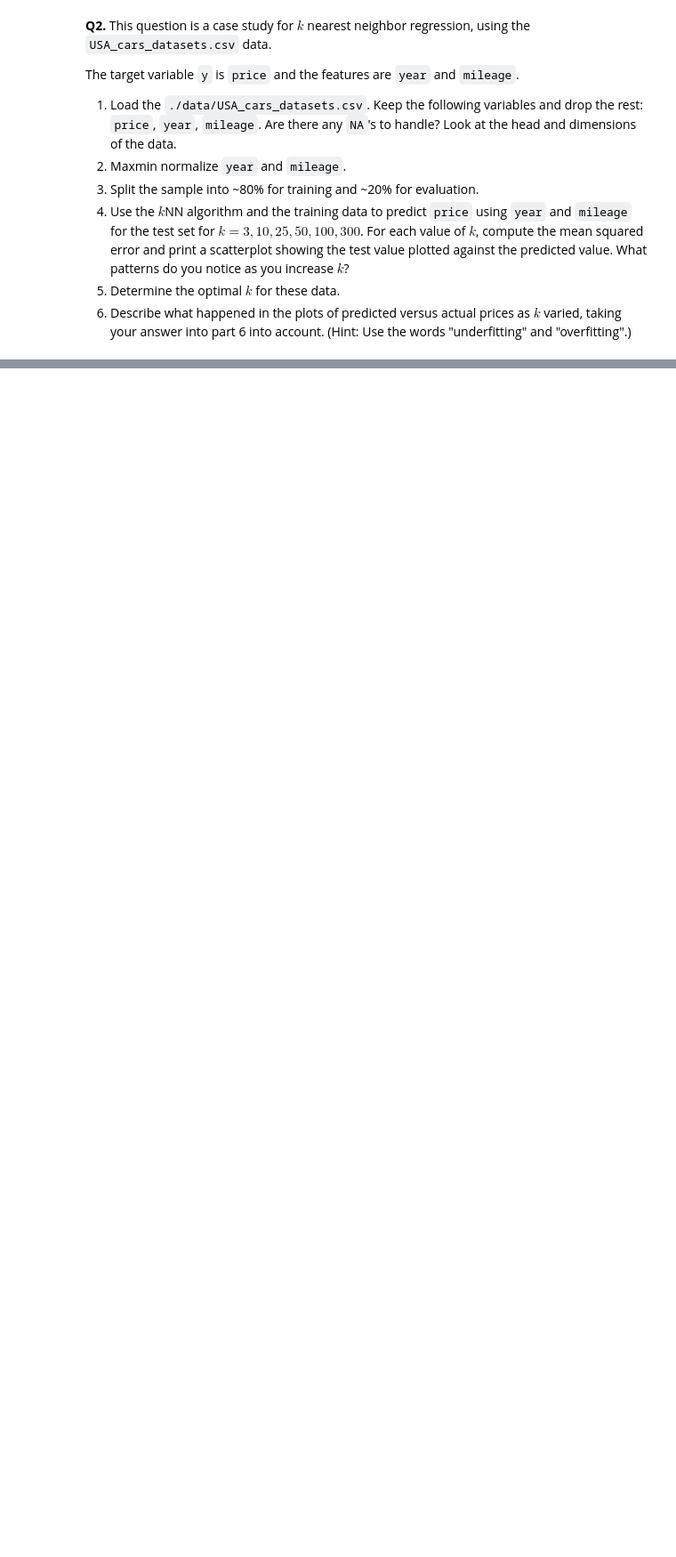
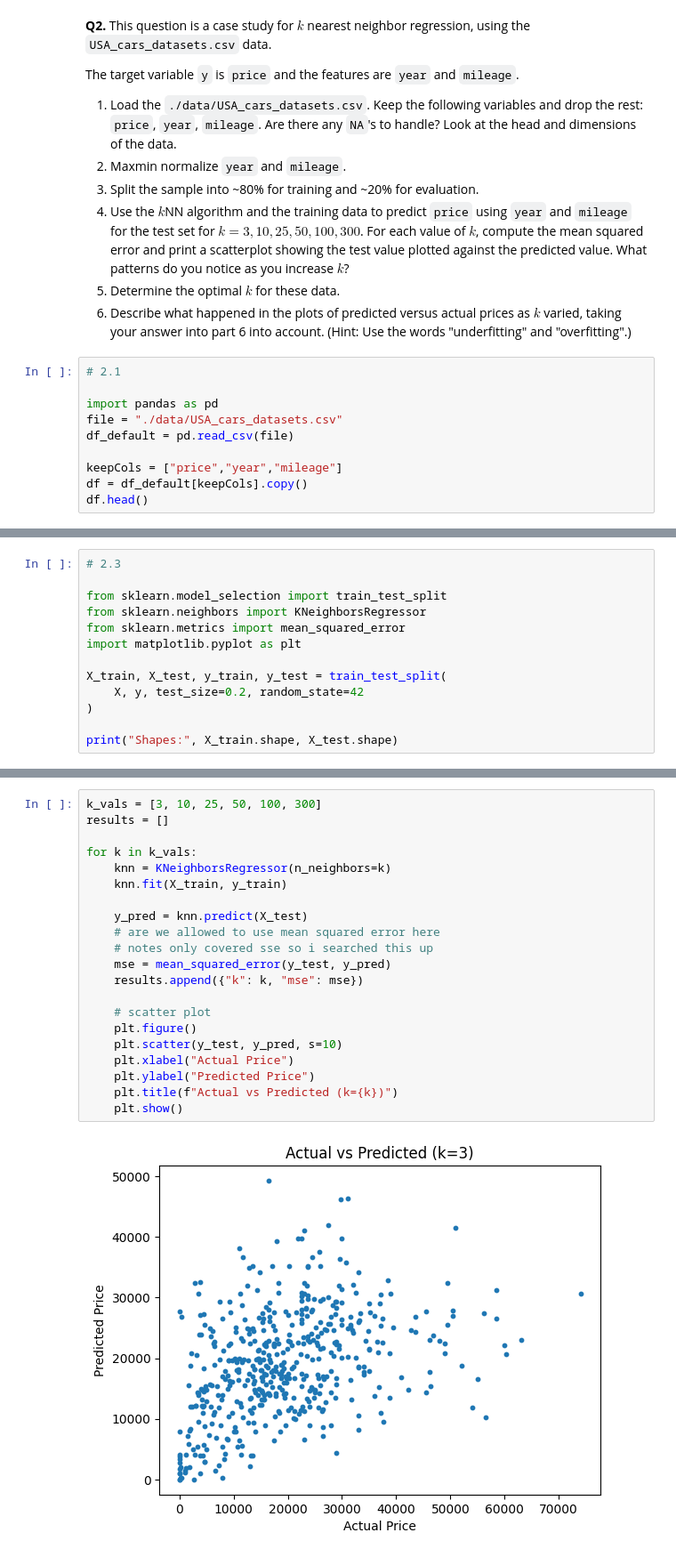
Before and after one commit to emilyzyzhou/knn_assignment, a Jupyter notebook: assignment_knn.ipynb, the cells around one changed output, grey strips where cells are left out. Shown: that part at 89% size. Cells and saved outputs as stored; diff of their text form; blank space fills up the shorter version.

```diff
--- a/assignment_knn.ipynb
+++ b/assignment_knn.ipynb
@@ -31,3 +31,13 @@ The target variable `y` is `price` and the features are `year` and `mileage`.
 4. Use the $k$NN algorithm and the training data to predict `price` using `year` and `mileage` for the test set for $k=3,10,25,50,100,300$. For each value of $k$, compute the mean squared error and print a scatterplot showing the test value plotted against the predicted value. What patterns do you notice as you increase $k$?
 5. Determine the optimal $k$ for these data.
 6. Describe what happened in the plots of predicted versus actual prices as $k$ varied, taking your answer into part 6 into account. (Hint: Use the words "underfitting" and "overfitting".)
+# %%
+# 2.1
+
+import pandas as pd
+file = "./data/USA_cars_datasets.csv"
+df_default = pd.read_csv(file)
+
+keepCols = ["price","year","mileage"]
+df = df_default[keepCols].copy()
+df.head()
@@ -33,0 +82,13 @@ The target variable `y` is `price` and the features are `year` and `mileage`.
+# %%
+# 2.3
+
+from sklearn.model_selection import train_test_split
+from sklearn.neighbors import KNeighborsRegressor
+from sklearn.metrics import mean_squared_error
+import matplotlib.pyplot as plt
+
+X_train, X_test, y_train, y_test = train_test_split(
+    X, y, test_size=0.2, random_state=42
+)
+
+print("Shapes:", X_train.shape, X_test.shape)
@@ -33,0 +97,23 @@ The target variable `y` is `price` and the features are `year` and `mileage`.
+# %%
+k_vals = [3, 10, 25, 50, 100, 300]
+results = []
+
+for k in k_vals:
+    knn = KNeighborsRegressor(n_neighbors=k)
+    knn.fit(X_train, y_train)
+
+    y_pred = knn.predict(X_test)
+    # are we allowed to use mean squared error here
+    # notes only covered sse so i searched this up
+    mse = mean_squared_error(y_test, y_pred)
+    results.append({"k": k, "mse": mse})
+
+    # scatter plot
+    plt.figure()
+    plt.scatter(y_test, y_pred, s=10)
+    plt.xlabel("Actual Price")
+    plt.ylabel("Predicted Price")
+    plt.title(f"Actual vs Predicted (k={k})")
+    plt.show()
+# %% [output]
+[figure, added]
```
Also changed, not shown: parts of 9 cells of this notebook.
